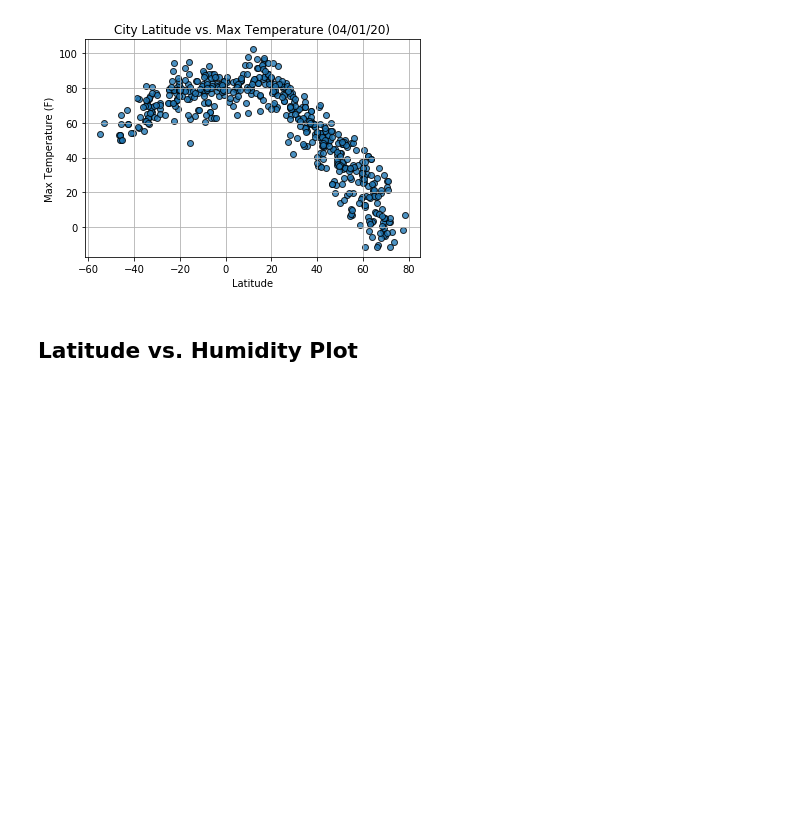
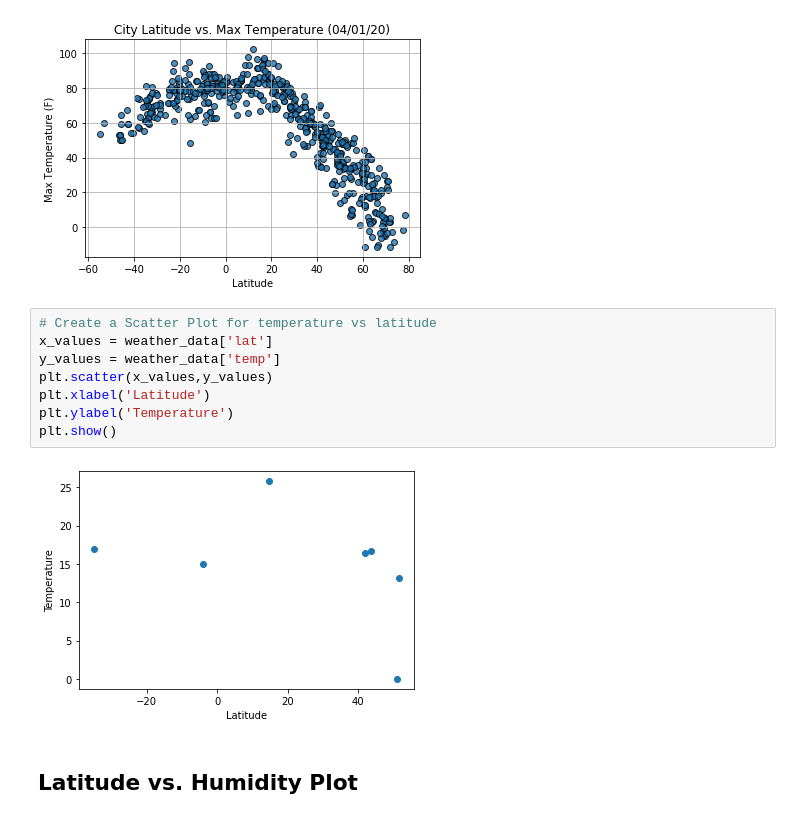
Before and after one commit to lgrayes/python-api-challenge, a Jupyter notebook: starter_code/WeatherPy/file01.ipynb, the cells around one changed output. Drawn from its saved outputs; the diff is of its cells as text; blank space fills up the shorter version.

Commit message:
temp vs lat plot created
Temp vs Latitude plot created

```diff
--- a/starter_code/WeatherPy/file01.ipynb
+++ b/starter_code/WeatherPy/file01.ipynb
@@ -163,6 +163,16 @@ Int64Index([], dtype='int64')
 # %%
 # %% [output]
 [figure]
+# %%
+# Create a Scatter Plot for temperature vs latitude
+x_values = weather_data['lat']
+y_values = weather_data['temp']
+plt.scatter(x_values,y_values)
+plt.xlabel('Latitude')
+plt.ylabel('Temperature')
+plt.show()
+# %% [output]
+[figure, added]
 # %% [markdown]
 ## Latitude vs. Humidity Plot
 # %%
```
